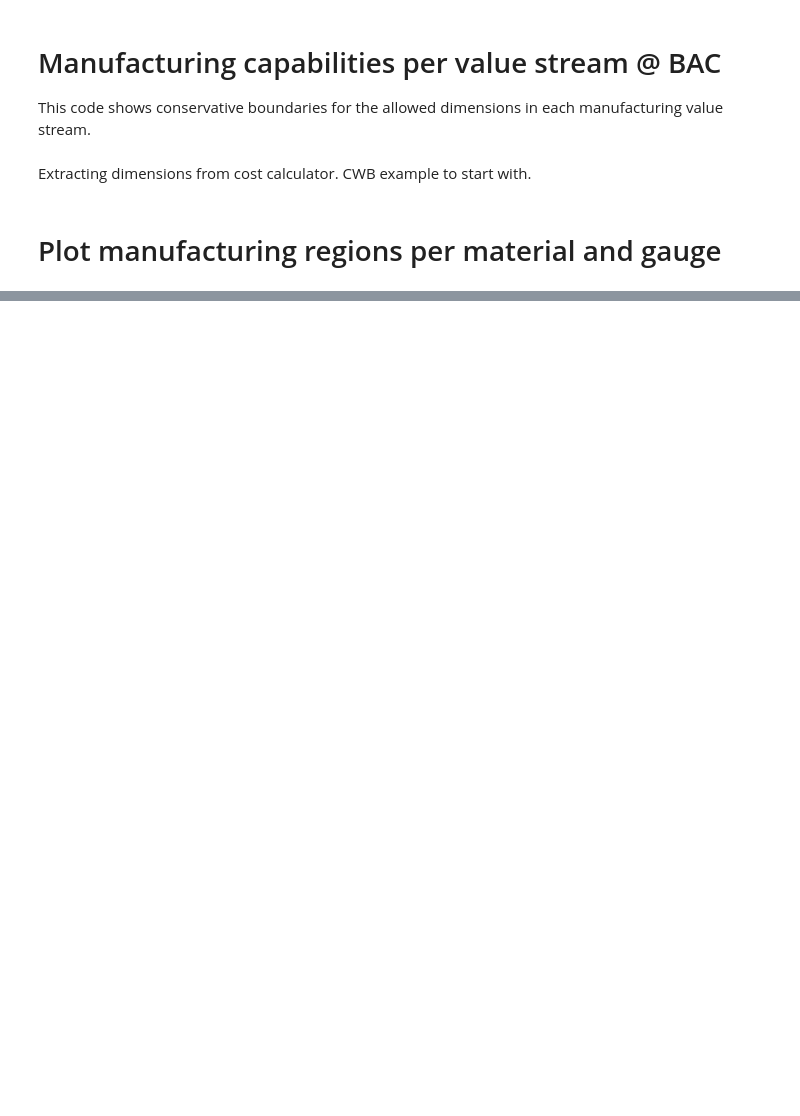
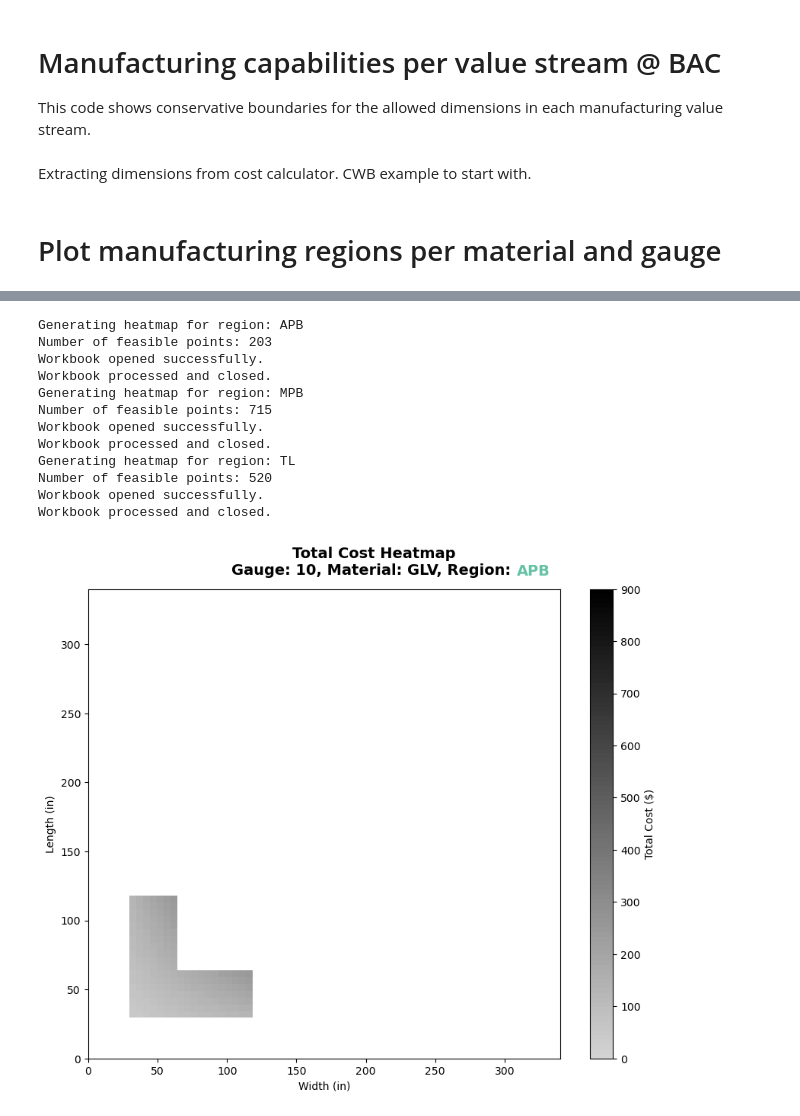
Before and after one commit to enriquef13/AMDP_Thesis, a Jupyter notebook: value_stream_map.ipynb, the cells around one changed output, grey strips where cells are left out. Drawn from its saved outputs; the diff is of its cells as text; code cells hidden in the pictures; blank space fills up the shorter version.

Commit message:
Added optimal cost heatmap, run chart, cost difference heatmap. Renamed functions

```diff
--- a/value_stream_map.ipynb
+++ b/value_stream_map.ipynb
@@ -468,9 +1219,10 @@ for gauge in gauges:
 for app in xw.apps:
     app.quit()
 
-gauges = [16]
-materials = ['GLV']
-for gauge in gauges:
-    for material in materials:
-        cap = Capabilities(material, gauge)
-        cap.generate_cost_heatmaps(path, fastener_spacing=3, bolt_diameter=0.3125)  # Adjust parameters as needed
+fastener_spacing = 3  # Example value, adjust as needed
+bolt_diameter = 0.3125  # Example value, adjust as needed
+
+# for gauge in gauges:
+#     for material in materials:
+#         cap = Capabilities(material, gauge)
+#         cap.generate_cost_heatmaps(path, fastener_spacing, bolt_diameter)  # Adjust parameters as needed
@@ -492,0 +1234,29 @@ Workbook processed and closed.
+# %%
+cap = Capabilities('GLV', 10)
+
+# # Increase length from 50 to 100, keeping width at 30
+# results = cap.cost_run_chart(path, 100, 50, 150, 50, 'length', 5)
+
+# # Increase width from 20 to 60, keeping length at 80
+# results = cap.cost_run_chart(path, 15, 130, 15, 180, 'width', 5)
+
+# Diagonal increase from (40,30) to (100,80)
+# results = cap.cost_run_chart(path, 5, 5, 55, 55, 'diagonal', 5)
+
+# cap.process_cost_difference(path, fastener_spacing, bolt_diameter)
+
+cap.generate_cost_heatmaps(path, fastener_spacing, bolt_diameter)
+# %% [output]
+Generating heatmap for region: APB
+Number of feasible points: 203
+Workbook opened successfully.
+Workbook processed and closed.
+Generating heatmap for region: MPB
+Number of feasible points: 715
+Workbook opened successfully.
+Workbook processed and closed.
+Generating heatmap for region: TL
+Number of feasible points: 520
+Workbook opened successfully.
+Workbook processed and closed.
+[figure, added]
```
Also changed, not shown: parts of 5 cells of this notebook.
